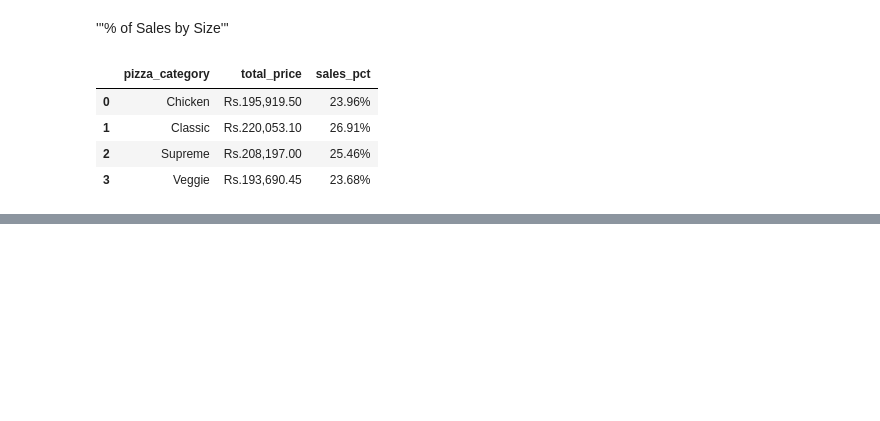
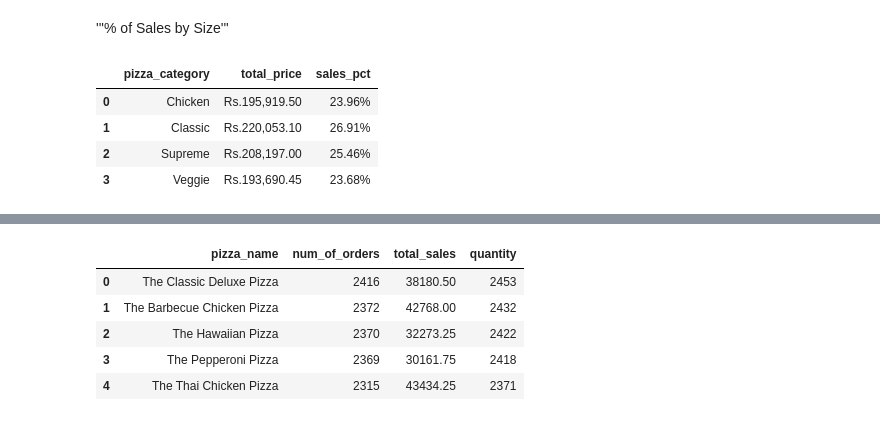
Before and after one commit to SmriteePoudel/DataScience, a Jupyter notebook: Pizza Sales.ipynb, the cells around one changed output, grey strips where cells are left out. Drawn from its saved outputs; the diff is of its cells as text; code cells hidden in the pictures; blank space fills up the shorter version.

```diff
--- a/Pizza Sales.ipynb
+++ b/Pizza Sales.ipynb
@@ -159,0 +204,25 @@ cross_tab
+# %%
+top_pizza = df.groupby('pizza_name').agg(
+    num_of_orders=('order_id', 'count'),
+    total_sales=('total_price', 'sum'),
+    quantity=('quantity', 'sum')
+).reset_index()
+
+# Top 5 by number of orders
+top5_by_orders = top_pizza.sort_values('num_of_orders', ascending=False,ignore_index=True).head(5)
+top5_by_orders
+
+# Top 5 by total sales
+top5_by_sales = top_pizza.sort_values('total_sales', ascending=False, ignore_index=True).head(5)
+top5_by_sales
+
+# Top 5 by quantity
+top5_by_quantity = top_pizza.sort_values('quantity', ascending=False, ignore_index=True).head(5)
+top5_by_quantity
+# %% [output]
+|  | pizza_name | num_of_orders | total_sales | quantity |
+| 0 | The Classic Deluxe Pizza | 2416 | 38180.50 | 2453 |
+| 1 | The Barbecue Chicken Pizza | 2372 | 42768.00 | 2432 |
+| 2 | The Hawaiian Pizza | 2370 | 32273.25 | 2422 |
+| 3 | The Pepperoni Pizza | 2369 | 30161.75 | 2418 |
+| 4 | The Thai Chicken Pizza | 2315 | 43434.25 | 2371 |
```
Also changed, not shown: parts of 6 cells of this notebook, 2 other files.
